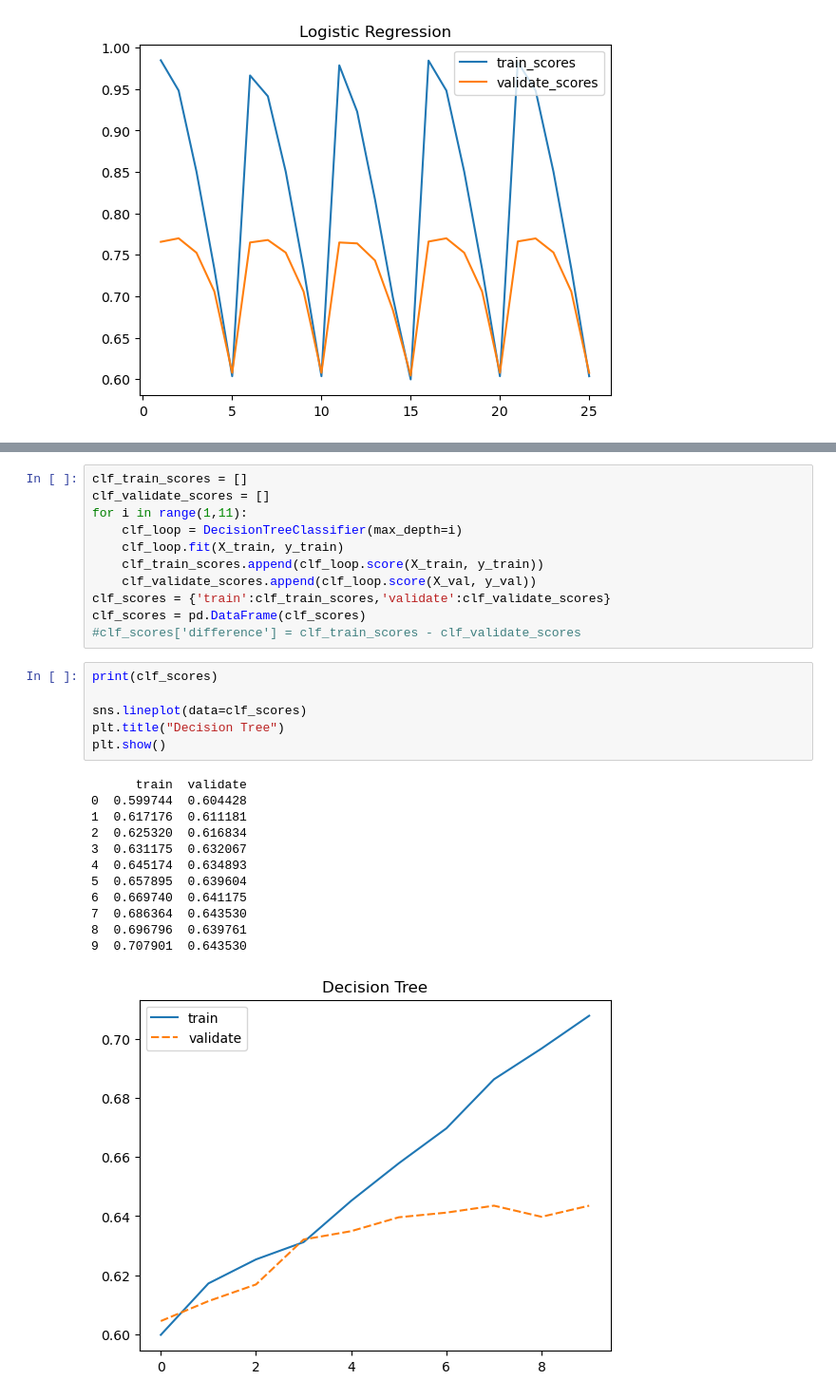
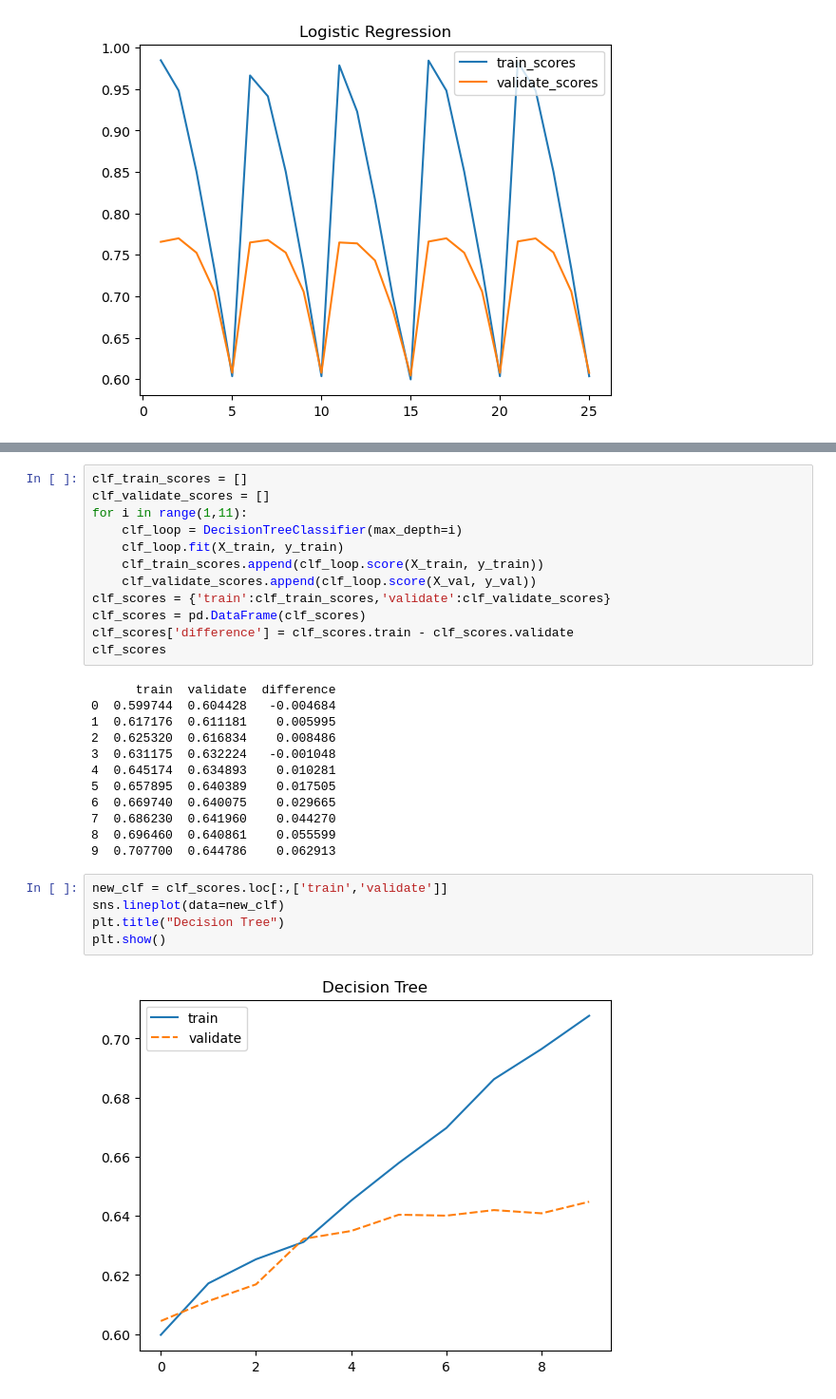
Before and after one commit to good-bill-hunting/political_parser, a Jupyter notebook: jorge-scratch2.ipynb, the cells around one changed output, grey strips where cells are left out. Shown at 95% size. Saved outputs shown, nothing was run; the diff lists cells and outputs as text.

```diff
--- a/jorge-scratch2.ipynb
+++ b/jorge-scratch2.ipynb
@@ -531,23 +534,24 @@ for i in range(1,11):
     clf_validate_scores.append(clf_loop.score(X_val, y_val))
 clf_scores = {'train':clf_train_scores,'validate':clf_validate_scores}
 clf_scores = pd.DataFrame(clf_scores)
-#clf_scores['difference'] = clf_train_scores - clf_validate_scores
+clf_scores['difference'] = clf_scores.train - clf_scores.validate
+clf_scores
+# %% [output]
+      train  validate  difference
+0  0.599744  0.604428   -0.004684
+1  0.617176  0.611181    0.005995
+2  0.625320  0.616834    0.008486
+3  0.631175  0.632224   -0.001048
+4  0.645174  0.634893    0.010281
+5  0.657895  0.640389    0.017505
+6  0.669740  0.640075    0.029665
+7  0.686230  0.641960    0.044270
+8  0.696460  0.640861    0.055599
+9  0.707700  0.644786    0.062913
 # %%
-print(clf_scores)
-
-sns.lineplot(data=clf_scores)
+new_clf = clf_scores.loc[:,['train','validate']]
+sns.lineplot(data=new_clf)
 plt.title("Decision Tree")
 plt.show()
 # %% [output]
-      train  validate
-0  0.599744  0.604428
-1  0.617176  0.611181
-2  0.625320  0.616834
-3  0.631175  0.632067
-4  0.645174  0.634893
-5  0.657895  0.639604
-6  0.669740  0.641175
-7  0.686364  0.643530
-8  0.696796  0.639761
-9  0.707901  0.643530
-[figure, old version]
+[figure, new version]
```
Also changed, not shown: parts of 5 cells of this notebook.
